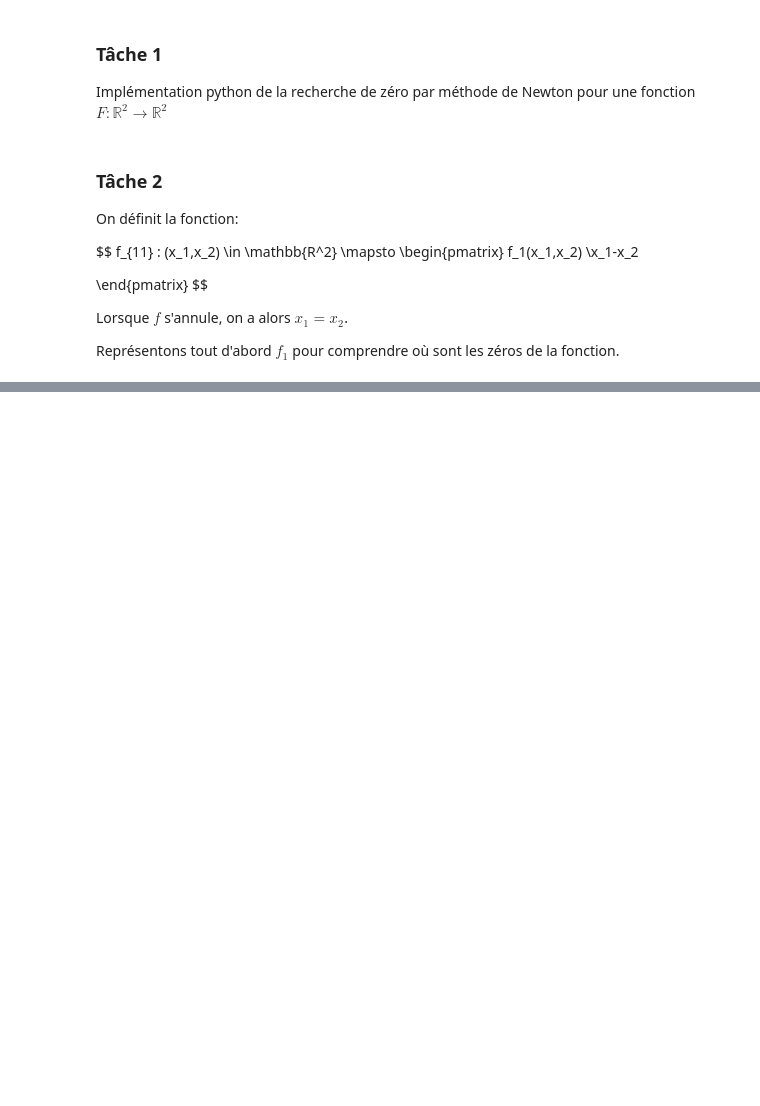
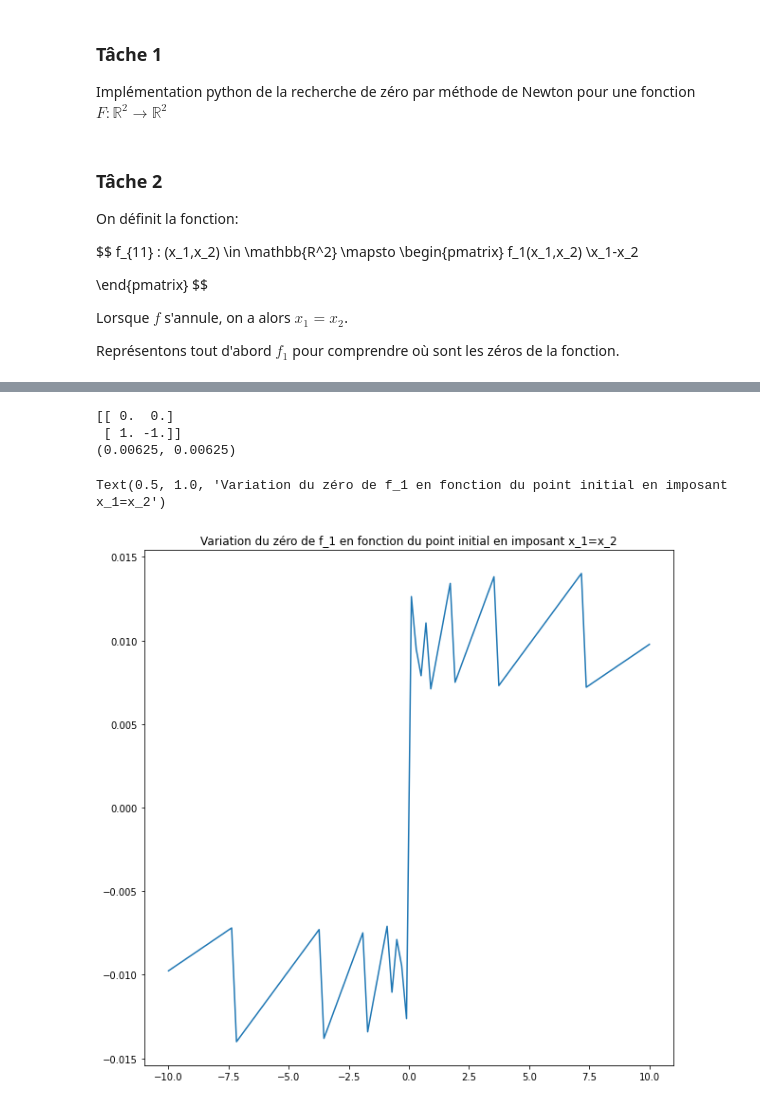
Before and after one commit to guillaume-rouy/projetm, a Jupyter notebook: Projet.ipynb, the cells around one changed output, grey strips where cells are left out. Cells and saved outputs as stored; diff of their text form; code cells hidden in the pictures; blank space fills up the shorter version.

```diff
--- a/Projet.ipynb
+++ b/Projet.ipynb
@@ -238,6 +242,6 @@ Plus simplement, nous avons décidé de raisonner par rapport à la taille d'un
 # %%
 N = 100
-eps = 0.01
+eps = 0.02
 # %% [markdown]
 ### Tâche 1
 Implémentation python de la recherche de zéro par méthode de Newton pour une fonction $F:\mathbb{R}^{2}\longrightarrow \mathbb{R}^{2}$
@@ -309,0 +293,25 @@ Text(0.5, 1.0, 'Variation du zéro de $f_1$ en fonction du point initial en impo
+# %%
+##Essais de la méthode de Newton
+def f11(x1,x2):
+    f11 = np.array([f1(x1,x2), x1-x2])
+    return f11
+
+##Testons en prenant x_1=x_2=0.8
+X = Newton(f11, 0.8, 0.8, eps = eps, N=N)
+print (X)
+# %% [output]
+[[ 0.  0.]
+ [ 1. -1.]]
+(0.00625, 0.00625)
+# %%
+## Graphe montrant les variations de la solution en fonction du point initial
+x = np.linspace(-10,10.0,100)
+y = []
+
+for i in x:
+    y.append(Newton(f11,i,i, eps=eps, N=N)[0])
+plt.plot(x,y)
+plt.title('Variation du zéro de f_1 en fonction du point initial en imposant x_1=x_2')
+# %% [output]
+Text(0.5, 1.0, 'Variation du zéro de f_1 en fonction du point initial en imposant x_1=x_2')
+[figure, added]
```
Also changed, not shown: parts of 9 cells of this notebook.
